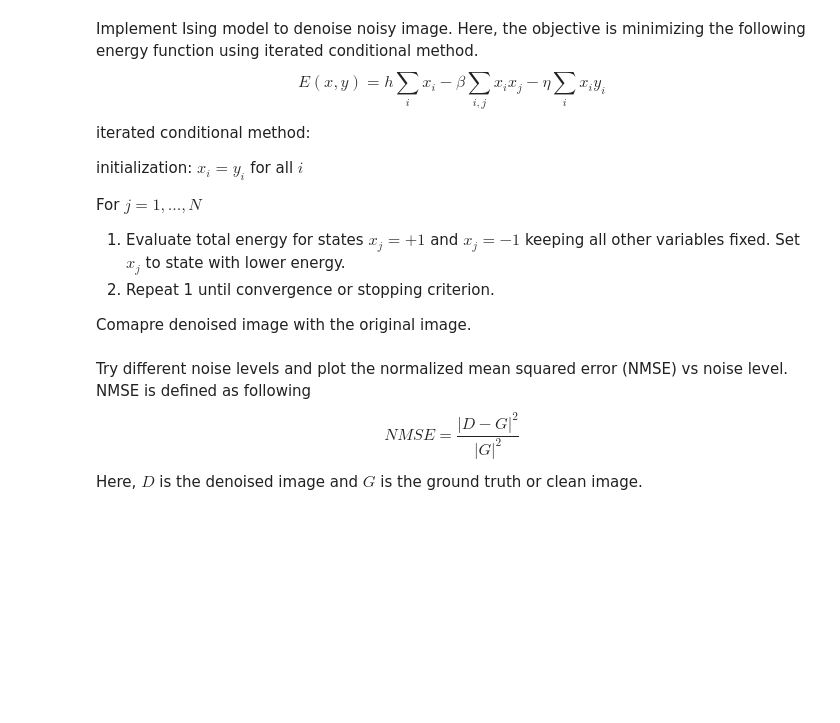
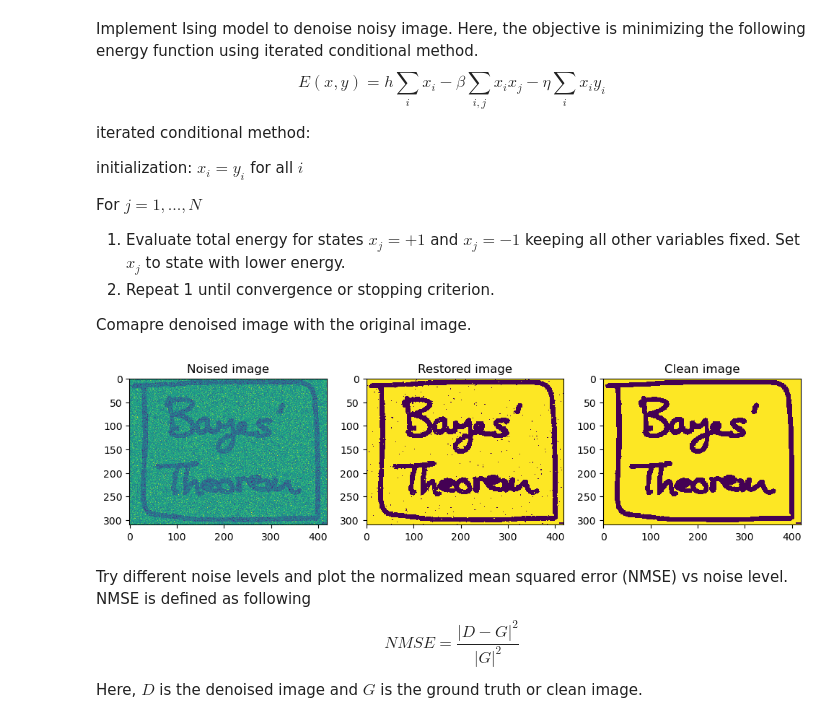
Before and after one commit to giffel99/ssy316-advanced-probabilistic, a Jupyter notebook: assignment3/Python lab 3.ipynb, the cells around one changed output. Drawn from its saved outputs; the diff is of its cells as text; code cells hidden in the pictures; blank space fills up the shorter version.

```diff
--- a/assignment3/Python lab 3.ipynb
+++ b/assignment3/Python lab 3.ipynb
@@ -146,3 +271,27 @@ For $j = 1, . . . ,N$
+# %%
+# E(x,y) = h * sum(x) - beta * sum(xi * xj) - n* sum(xi*yi)
+height,width = noisy_img.shape
+beta = 1
+eta = 2.1
+h = 0.1
+Y = noisy_img
+X, energy = ising_model(Y,beta,eta,h,5)
+# %%
+fig, axs = plt.subplots(1, 3, figsize=(10, 4))
+
+axs[0].imshow(Y, cmap='viridis', interpolation='none')
+axs[0].set_title('Noised image')
+
+axs[1].imshow(X, cmap='viridis', interpolation='none')
+axs[1].set_title('Restored image')
+
+axs[2].imshow(clean_img, cmap='viridis', interpolation='none')
+axs[2].set_title('Clean image')
+
+plt.tight_layout()
+plt.show()
+# %% [output]
+[figure, added]
 # %% [markdown]
 Try different noise levels and plot the normalized mean squared error (NMSE) vs noise level.
 NMSE is defined as following
```
Also changed, not shown: parts of 13 cells of this notebook.
